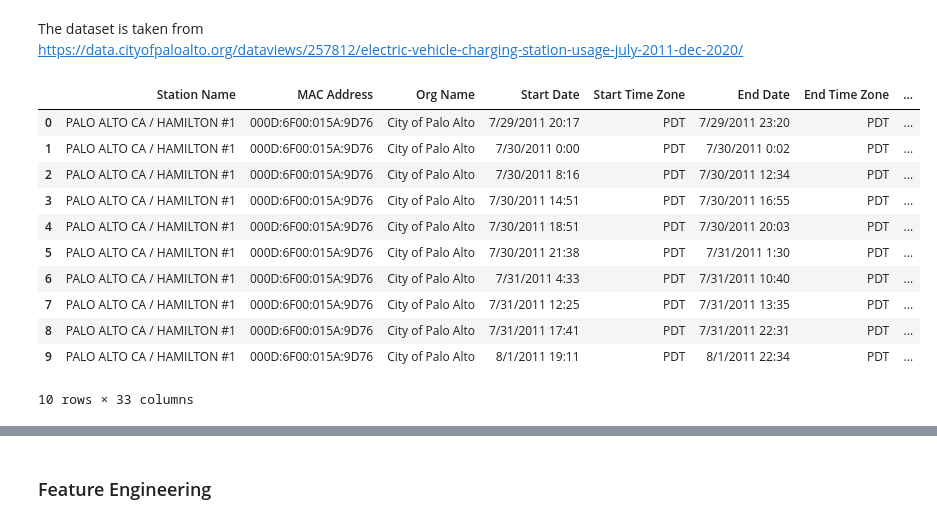
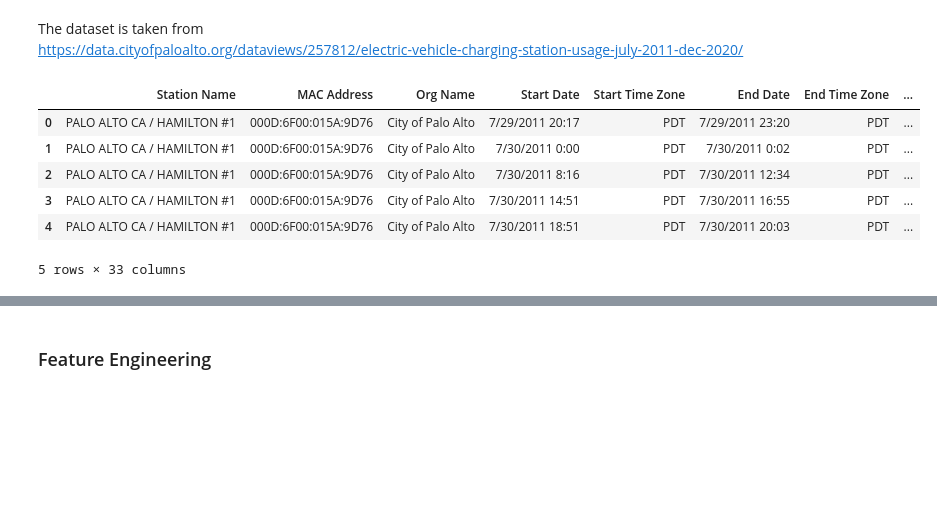
Before and after one commit to Archeema16/ElectronicVehicle_DataEvaluation, a Jupyter notebook: EV_Dataset_Project.ipynb, the cells around one changed output, grey strips where cells are left out. Saved outputs shown, nothing was run; the diff lists cells and outputs as text; code cells hidden in the pictures; blank space fills up the shorter version.

```diff
--- a/EV_Dataset_Project.ipynb
+++ b/EV_Dataset_Project.ipynb
@@ -10,20 +10,15 @@ sns.set_style("whitegrid")
 # %%
 evData = pd.read_csv("C:/Users/Lenovo/Desktop/My Git Repo/DataScienceGuide/DataScienceGuide/DataSets/EVChargingStationUsage.csv")
 # %%
-evData.head(10)
+evData.head(5)
 # %% [output]
 |  | Station Name | MAC Address | Org Name | Start Date | Start Time Zone | End Date | End Time Zone | ... |
 | 0 | PALO ALTO CA / HAMILTON #1 | 000D:6F00:015A:9D76 | City of Palo Alto | 7/29/2011 20:17 | PDT | 7/29/2011 23:20 | PDT | ... |
 | 1 | PALO ALTO CA / HAMILTON #1 | 000D:6F00:015A:9D76 | City of Palo Alto | 7/30/2011 0:00 | PDT | 7/30/2011 0:02 | PDT | ... |
 | 2 | PALO ALTO CA / HAMILTON #1 | 000D:6F00:015A:9D76 | City of Palo Alto | 7/30/2011 8:16 | PDT | 7/30/2011 12:34 | PDT | ... |
 | 3 | PALO ALTO CA / HAMILTON #1 | 000D:6F00:015A:9D76 | City of Palo Alto | 7/30/2011 14:51 | PDT | 7/30/2011 16:55 | PDT | ... |
 | 4 | PALO ALTO CA / HAMILTON #1 | 000D:6F00:015A:9D76 | City of Palo Alto | 7/30/2011 18:51 | PDT | 7/30/2011 20:03 | PDT | ... |
-| 5 | PALO ALTO CA / HAMILTON #1 | 000D:6F00:015A:9D76 | City of Palo Alto | 7/30/2011 21:38 | PDT | 7/31/2011 1:30 | PDT | ... |
-| 6 | PALO ALTO CA / HAMILTON #1 | 000D:6F00:015A:9D76 | City of Palo Alto | 7/31/2011 4:33 | PDT | 7/31/2011 10:40 | PDT | ... |
-| 7 | PALO ALTO CA / HAMILTON #1 | 000D:6F00:015A:9D76 | City of Palo Alto | 7/31/2011 12:25 | PDT | 7/31/2011 13:35 | PDT | ... |
-| 8 | PALO ALTO CA / HAMILTON #1 | 000D:6F00:015A:9D76 | City of Palo Alto | 7/31/2011 17:41 | PDT | 7/31/2011 22:31 | PDT | ... |
-| 9 | PALO ALTO CA / HAMILTON #1 | 000D:6F00:015A:9D76 | City of Palo Alto | 8/1/2011 19:11 | PDT | 8/1/2011 22:34 | PDT | ... |
-10 rows × 33 columns
+5 rows × 33 columns
 # %%
 evData.info()
 # %% [output]
```
Also changed, not shown: parts of 12 cells of this notebook.
